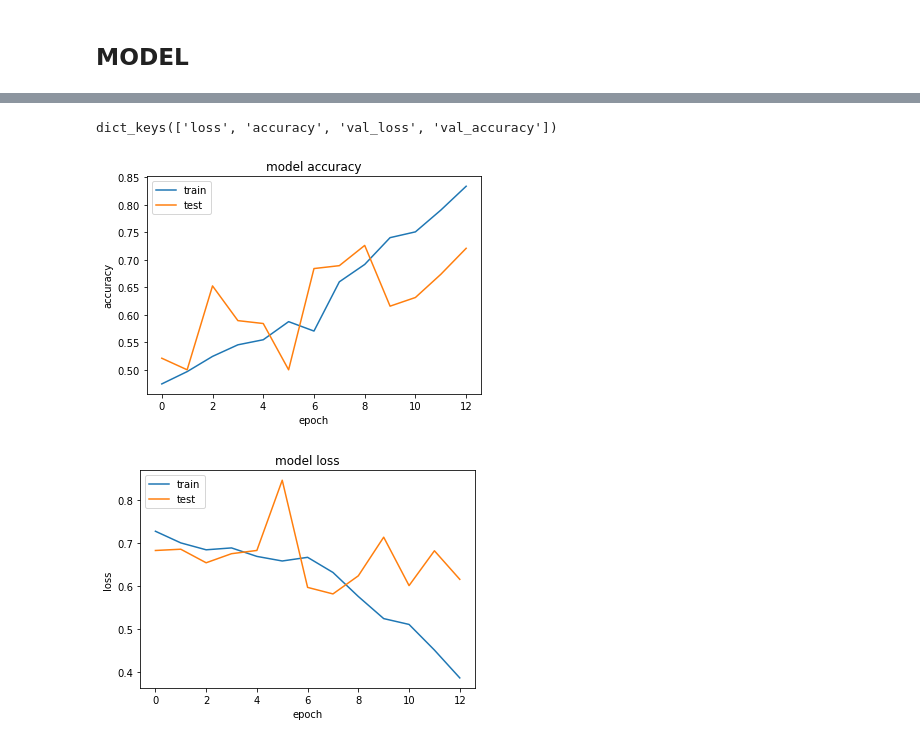
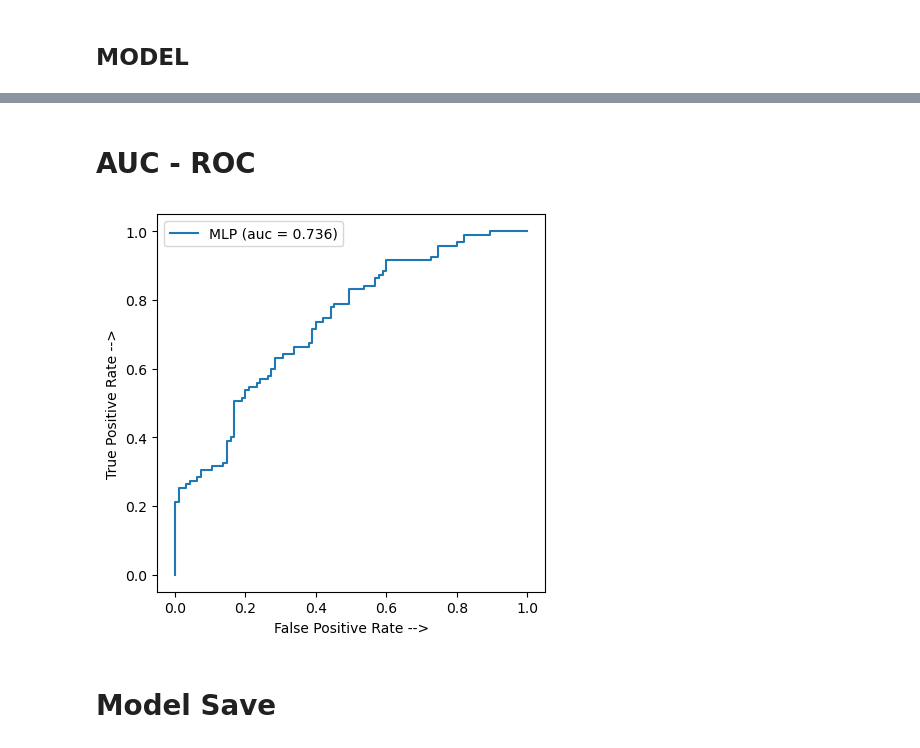
Before and after one commit to canberkarc/Detection_of_Alzheimer_Disease_using_mRNA_Gene_Expression_Data, a Jupyter notebook: src/MLP 2 Class.ipynb, the cells around one changed output, grey strips where cells are left out. Drawn from its saved outputs; the diff is of its cells as text; code cells hidden in the pictures.

```diff
--- a/src/MLP 2 Class.ipynb
+++ b/src/MLP 2 Class.ipynb
@@ -174,25 +175,40 @@ print(accuracy_score(y_test,y_pred))
 # %%
-print("\n")
-print(history.history.keys())
+# print("\n")
+# print(history.history.keys())
 
-# summarize history for accuracy
-plt.plot(history.history['accuracy'])
-plt.plot(history.history['val_accuracy'])
-plt.title('model accuracy')
-plt.ylabel('accuracy')
-plt.xlabel('epoch')
-plt.legend(['train', 'test'], loc='upper left')
-plt.show()
+# # summarize history for accuracy
+# plt.plot(history.history['accuracy'])
+# plt.plot(history.history['val_accuracy'])
+# plt.title('model accuracy')
+# plt.ylabel('accuracy')
+# plt.xlabel('epoch')
+# plt.legend(['train', 'test'], loc='upper left')
+# plt.show()
 
-# summarize history for loss
-plt.plot(history.history['loss'])
-plt.plot(history.history['val_loss'])
-plt.title('model loss')
-plt.ylabel('loss')
-plt.xlabel('epoch')
-plt.legend(['train', 'test'], loc='upper left')
-plt.show()
+# # summarize history for loss
+# plt.plot(history.history['loss'])
+# plt.plot(history.history['val_loss'])
+# plt.title('model loss')
+# plt.ylabel('loss')
+# plt.xlabel('epoch')
+# plt.legend(['train', 'test'], loc='upper left')
+# plt.show()
-# %% [output]
-dict_keys(['loss', 'accuracy', 'val_loss', 'val_accuracy'])
-[figure, removed]
-[figure, removed]
+# %% [markdown]
+# AUC - ROC
+# %%
+from sklearn.metrics import roc_curve, auc
+
+fpr, tpr, threshold = roc_curve(y_test, y_pred[:,1])
+auc_mlp = auc(fpr,tpr)
+
+plt.figure(figsize=(5,5), dpi=100)
+plt.plot(fpr, tpr, linestyle = '-', label = 'MLP (auc = %0.3f)' % auc_mlp)
+
+plt.xlabel('False Positive Rate -->')
+plt.ylabel('True Positive Rate -->')
+plt.legend()
+plt.show()
+# %% [output]
+[figure, added]
+# %% [markdown]
+# Model Save
```
Also changed, not shown: parts of 8 cells of this notebook.
